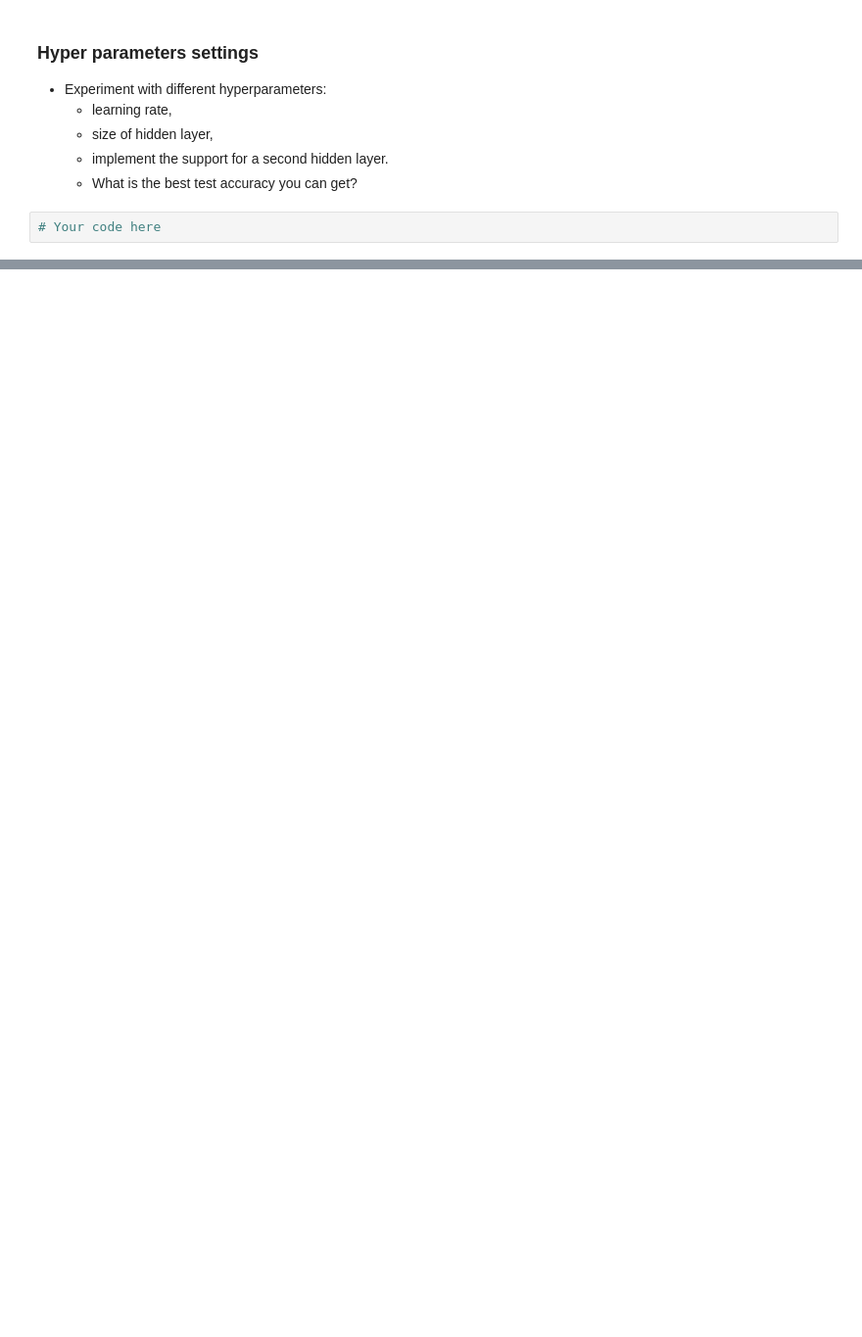
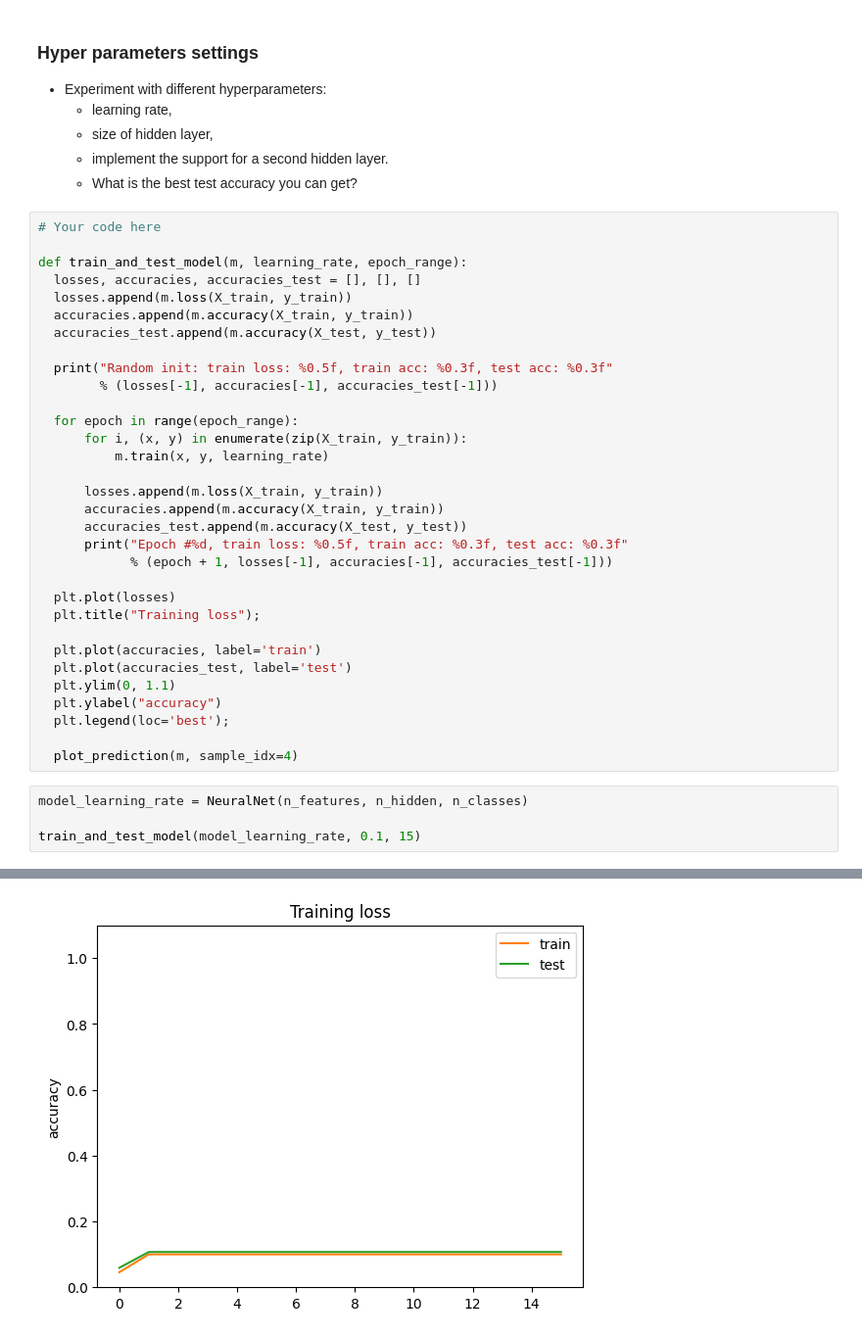
Before and after one commit to joeypohie/deep_learning, a Jupyter notebook: 01_materials/labs/lab_2.ipynb, the cells around one changed output, grey strips where cells are left out. Shown at 98% size. Drawn from its saved outputs; the diff is of its cells as text; blank space fills up the shorter version.

```diff
--- a/01_materials/labs/lab_2.ipynb
+++ b/01_materials/labs/lab_2.ipynb
@@ -548,5 +582,40 @@ plot_prediction(model, sample_idx=4)
   - size of hidden layer,
   - implement the support for a second hidden layer.
   - What is the best test accuracy you can get?
-# %%
-# Your code here
+# %%
+# Your code here
+
+def train_and_test_model(m, learning_rate, epoch_range):
+  losses, accuracies, accuracies_test = [], [], []
+  losses.append(m.loss(X_train, y_train))
+  accuracies.append(m.accuracy(X_train, y_train))
+  accuracies_test.append(m.accuracy(X_test, y_test))
+
+  print("Random init: train loss: %0.5f, train acc: %0.3f, test acc: %0.3f"
+        % (losses[-1], accuracies[-1], accuracies_test[-1]))
+
+  for epoch in range(epoch_range):
+      for i, (x, y) in enumerate(zip(X_train, y_train)):
+          m.train(x, y, learning_rate)
+
+      losses.append(m.loss(X_train, y_train))
+      accuracies.append(m.accuracy(X_train, y_train))
+      accuracies_test.append(m.accuracy(X_test, y_test))
+      print("Epoch #%d, train loss: %0.5f, train acc: %0.3f, test acc: %0.3f"
+            % (epoch + 1, losses[-1], accuracies[-1], accuracies_test[-1]))
+
+  plt.plot(losses)
+  plt.title("Training loss");
+
+  plt.plot(accuracies, label='train')
+  plt.plot(accuracies_test, label='test')
+  plt.ylim(0, 1.1)
+  plt.ylabel("accuracy")
+  plt.legend(loc='best');
+
+  plot_prediction(m, sample_idx=4)
+# %%
+model_learning_rate = NeuralNet(n_features, n_hidden, n_classes)
+
+train_and_test_model(model_learning_rate, 0.1, 15)
+# %% [output]
@@ -552,0 +638 @@ plot_prediction(model, sample_idx=4)
+[figure, added]
```
Also changed, not shown: parts of 7 cells of this notebook.
